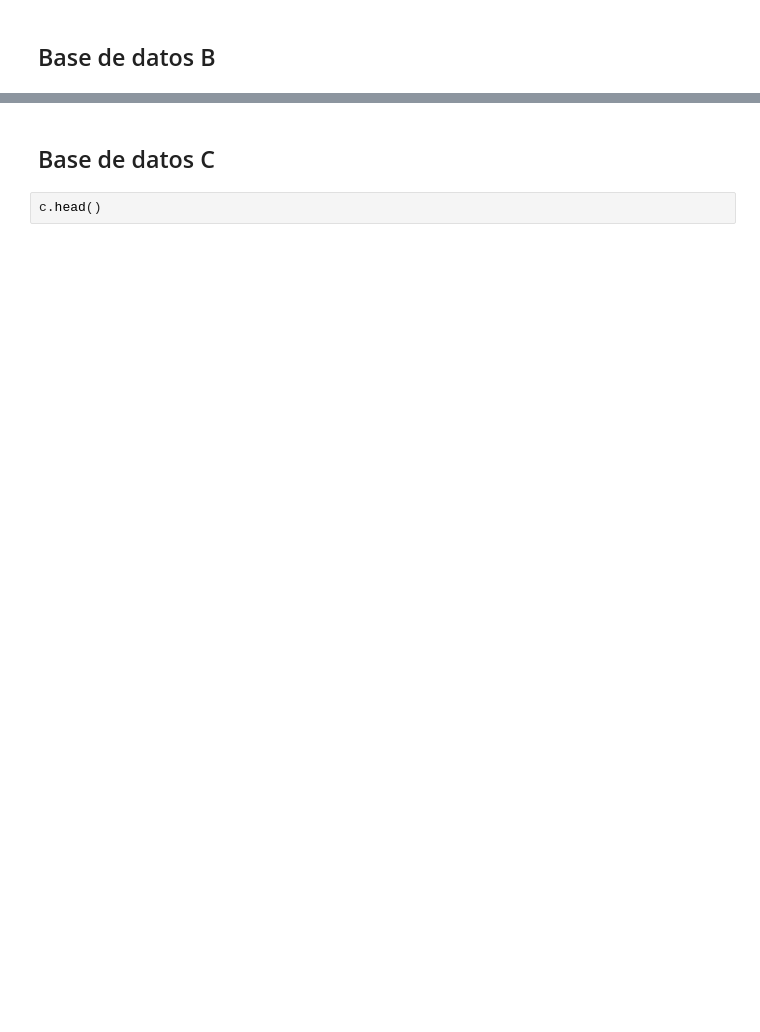
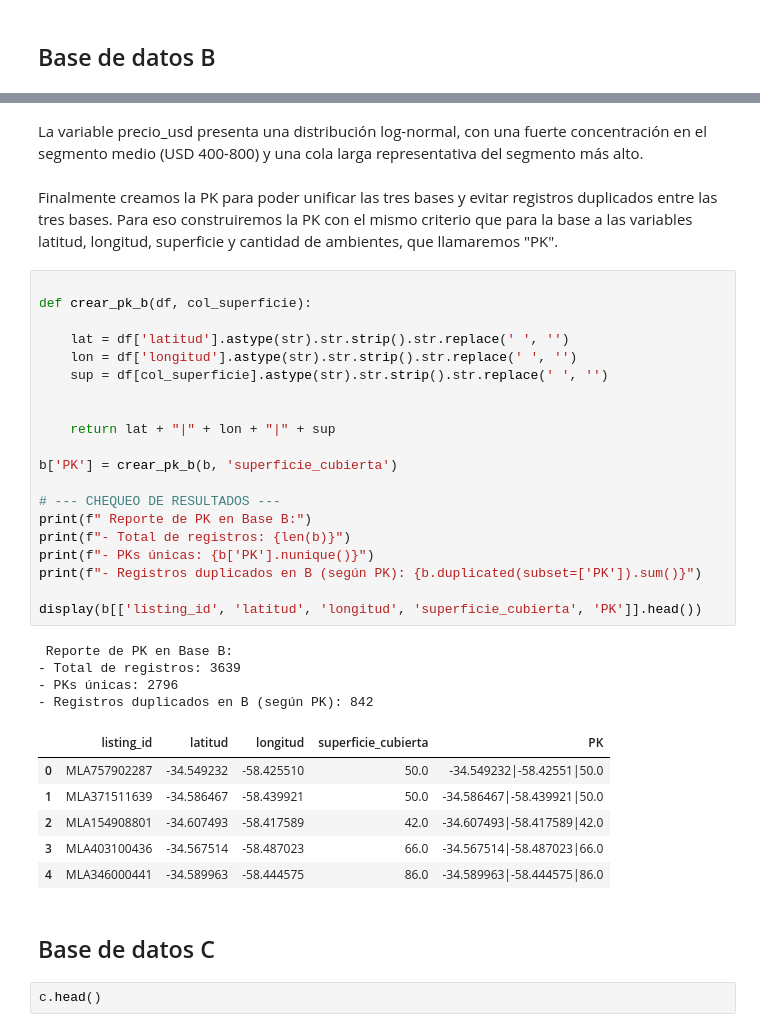
Before and after one commit to Belc-da/prueba-tecnica-ds-propiedata, a Jupyter notebook: notebooks/01_limpieza.ipynb, the cells around one changed output, grey strips where cells are left out. Cells and saved outputs as stored; diff of their text form; blank space fills up the shorter version.

```diff
--- a/notebooks/01_limpieza.ipynb
+++ b/notebooks/01_limpieza.ipynb
@@ -656,3 +1008,38 @@ memory usage: 672.9 KB
+# %% [markdown]
+La variable precio_usd presenta una distribución log-normal, con una fuerte concentración en el segmento medio (USD 400-800) y una cola larga representativa del segmento más alto.
+# %% [markdown]
+Finalmente creamos la PK para poder unificar las tres bases y evitar registros duplicados entre las tres bases. Para eso construiremos la PK con el mismo criterio que para la base a las variables latitud, longitud, superficie y cantidad de ambientes, que llamaremos "PK".
+# %%
+
+def crear_pk_b(df, col_superficie):
+
+    lat = df['latitud'].astype(str).str.strip().str.replace(' ', '')
+    lon = df['longitud'].astype(str).str.strip().str.replace(' ', '')
+    sup = df[col_superficie].astype(str).str.strip().str.replace(' ', '')
+
+
+    return lat + "|" + lon + "|" + sup
+
+b['PK'] = crear_pk_b(b, 'superficie_cubierta')
+
+# --- CHEQUEO DE RESULTADOS ---
+print(f" Reporte de PK en Base B:")
+print(f"- Total de registros: {len(b)}")
+print(f"- PKs únicas: {b['PK'].nunique()}")
+print(f"- Registros duplicados en B (según PK): {b.duplicated(subset=['PK']).sum()}")
+
+display(b[['listing_id', 'latitud', 'longitud', 'superficie_cubierta', 'PK']].head())
+# %% [output]
+ Reporte de PK en Base B:
+- Total de registros: 3639
+- PKs únicas: 2796
+- Registros duplicados en B (según PK): 842
+|  | listing_id | latitud | longitud | superficie_cubierta | PK |
+| 0 | MLA757902287 | -34.549232 | -58.425510 | 50.0 | -34.549232|-58.42551|50.0 |
+| 1 | MLA371511639 | -34.586467 | -58.439921 | 50.0 | -34.586467|-58.439921|50.0 |
+| 2 | MLA154908801 | -34.607493 | -58.417589 | 42.0 | -34.607493|-58.417589|42.0 |
+| 3 | MLA403100436 | -34.567514 | -58.487023 | 66.0 | -34.567514|-58.487023|66.0 |
+| 4 | MLA346000441 | -34.589963 | -58.444575 | 86.0 | -34.589963|-58.444575|86.0 |
 # %% [markdown]
 ## Base de datos C
 # %%
```
Also changed, not shown: parts of 49 cells of this notebook, 1 other file.
